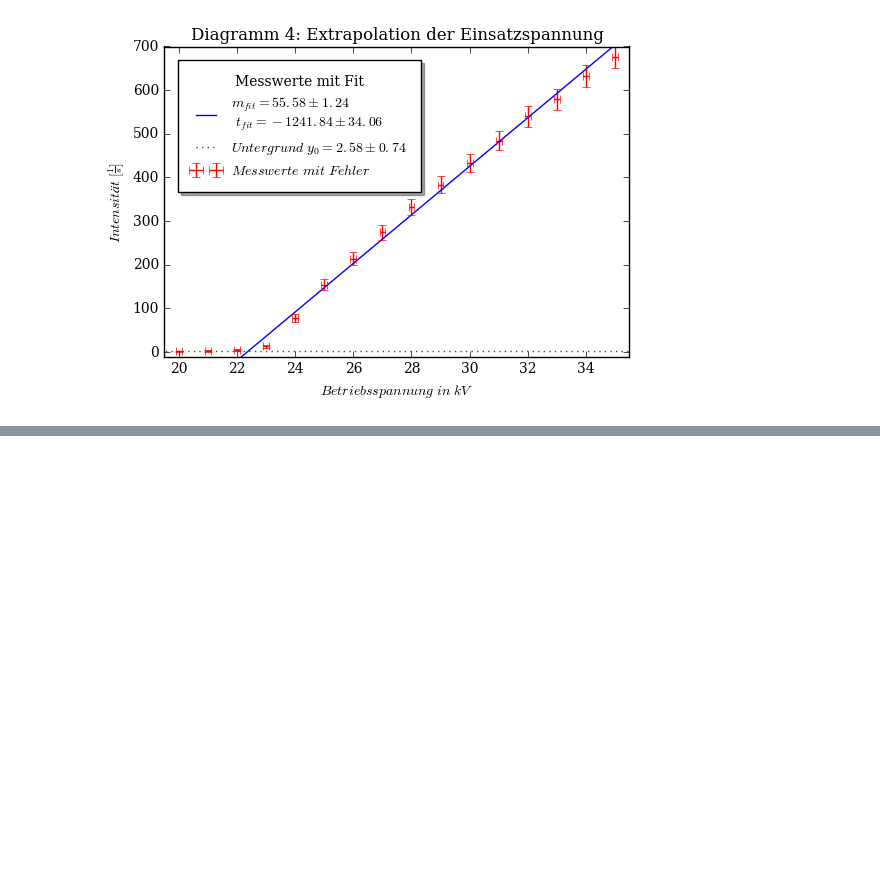
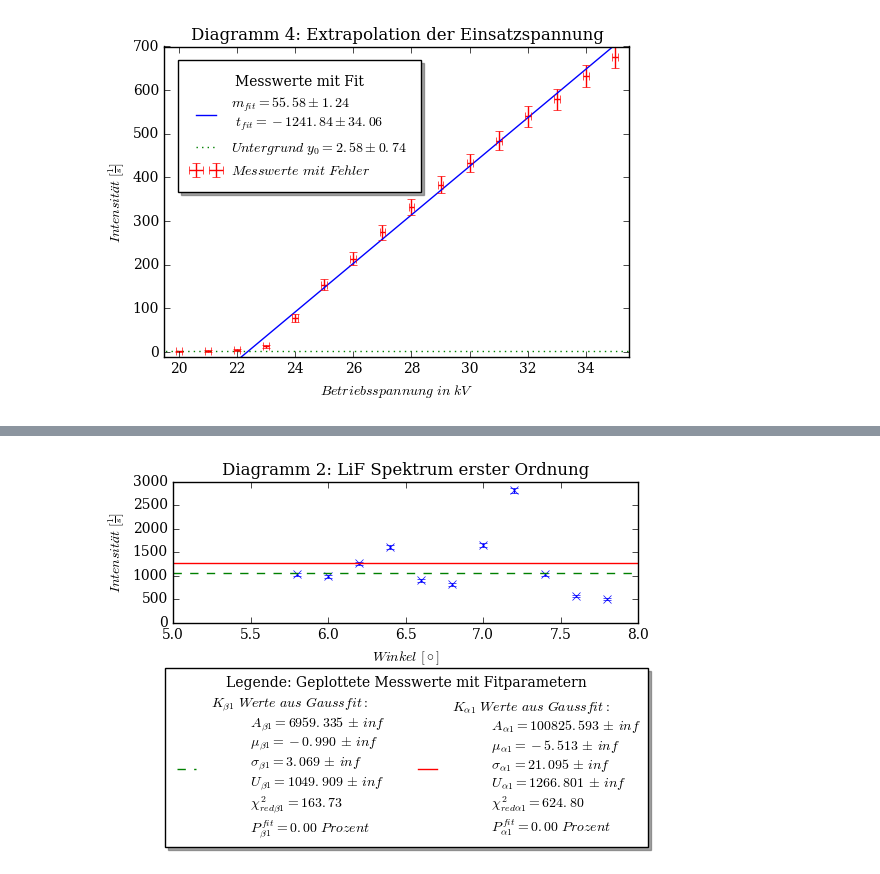
Before and after one commit to woskar/pap2-lab-training, a Jupyter notebook: v255/v255_spektrometer-Copy1.ipynb, the cells around one changed output, grey strips where cells are left out. Saved outputs shown, nothing was run; the diff lists cells and outputs as text; code cells hidden in the pictures; blank space fills up the shorter version.

```diff
--- a/v255/v255_spektrometer-Copy1.ipynb
+++ b/v255/v255_spektrometer-Copy1.ipynb
@@ -400,0 +425,90 @@ Fitwahrscheinlichkeit= 75.0 %
+# %%
+#NaCl Spektrum erster Ordnung
+
+#Fitfunktion für Peaks
+def gauss(x, A, mu, sig,U):
+    return U+(A/(sig*np.sqrt(2*np.pi)))*np.exp(-((x-mu)**2/2*sig**2))
+
+#Auswählen des Spektrums erster Ordnung
+ang3=angle[14:25]
+int3=intensity[14:25]
+dint3=dintensity[14:25]
+
+#Gausskurven an die Peaks fitten
+poptb1, pcovb1=curve_fit(gauss,ang3[1:6], int3[1:6], p0=[540,6.4,0.23,901], sigma=dint3[1:6])
+popta1, pcova1=curve_fit(gauss,ang3[5:9], int3[5:9], p0=[956,7.2,0.2,800], sigma=dint3[5:9])
+perrb1 = np.sqrt(np.diag(pcovb1))
+perra1 = np.sqrt(np.diag(pcova1))
+x3=np.linspace(5,8,200)
+
+#Güte der Fits bestimmen:
+#Güte Kbeta Linie
+chisqb1=np.sum((gauss(ang3[1:6],*poptb1)-int3[1:6])**2/dint3[1:6]**2)
+dofb1=2
+chisqb1_red=chisqb1/dofb1
+probb1=round(1-chi2.cdf(chisqb1,dofb1),2)*100
+
+#Güte Kalpha Linie
+chisqa1=np.sum((gauss(ang3[5:9],*popta1)-int3[5:9])**2/dint3[5:9]**2)
+dofa1=2
+chisqa1_red=chisqa1/dofa1
+proba1=round(1-chi2.cdf(chisqa1,dofa1),2)*100
+
+
+#Plotten der Punkte und des Fits
+
+plt.subplot(211)
+plt.errorbar(ang3, int3,yerr=dint3, linestyle='none', marker='x')
+plt.plot(x3, gauss(x3, *poptb1), linestyle='--',
+         label='$K_{\\beta1}\ Werte\ aus\ Gaussfit:$ \n\
+         $A_{\\beta1}=%.3f$ $\\pm$ $ %.3f$ \n\
+         $\\mu_{\\beta1}=%.3f$ $\\pm$ $%.3f$ \n\
+         $\\sigma_{\\beta1}=%.3f$ $\\pm$ $%.3f$ \n\
+         $U_{\\beta1}=%.3f$ $\\pm$ $%.3f$ \n\
+         $\\chi_{red\\beta1}^{2}=%.2f$ \n\
+         $P_{\\beta1}^{fit}=%.2f\ Prozent$'
+         %(poptb1[0], perrb1[0], poptb1[1], perrb1[1], poptb1[2], perrb1[2], poptb1[3], perrb1[3], chisqb1_red, probb1))
+
+plt.plot(x3, gauss(x3, *popta1),
+         label='$K_{\\alpha1}\ Werte\ aus\ Gaussfit:$ \n\
+         $A_{\\alpha1}=%.3f$ $\\pm$ $ %.3f$ \n\
+         $\\mu_{\\alpha1}=%.3f$ $\\pm$ $%.3f$ \n\
+         $\\sigma_{\\alpha1}=%.3f$ $\\pm$ $%.3f$ \n\
+         $U_{\\alpha1}=%.3f$ $\\pm$ $%.3f$ \n\
+         $\\chi_{red\\alpha1}^{2}=%.2f$ \n\
+         $P_{\\alpha1}^{fit}=%.2f\ Prozent$'
+         %(popta1[0], perra1[0], popta1[1], perra1[1], popta1[2], perra1[2], popta1[3], perra1[3], chisqa1_red, proba1))
+
+
+plt.xlabel('$Winkel\ [\circ]$')
+plt.ylabel('$Intensität\ [\\frac{1}{s}]$')
+plt.title('Diagramm 2: LiF Spektrum erster Ordnung')
+plt.rcParams["font.family"]='serif'
+plt.legend(title='Legende: Geplottete Messwerte mit Fitparametern', borderpad=0.5, borderaxespad=3.3, shadow='true', fontsize=10, bbox_to_anchor=(1.12, 0), loc='upper right', ncol=2)
+plt.axis((5, 8, 0, 3000))
+
+#Ausgeben der rohen Werte
+print (poptb1)
+print (popta1)
+print('Fitfunktion = U+(A/(sig*sqrt(pi/2)))*exp(-2*((x-mu)/sig)**2)')
+print(' ')
+print('K_beta erster Ordnung:')
+print('Ab1=',poptb1[0],'±',perrb1[0])
+print('mub1=',poptb1[1],'±',perrb1[1])
+print('sigb1=',poptb1[2],'±',perrb1[2])
+print('Ub1=',poptb1[3],'±',perrb1[3])
+print('chisqb1=',chisqb1)
+print('chisqb1_red=',chisqb1_red)
+print('Fitwahrscheinlichkeitb1=',probb1,'%')
+print(' ')
+print('K_alpha erster Ordnung:')
+print('Aa1=',popta1[0],'±',perra1[0])
+print('mua1=',popta1[1],'±',perra1[1])
+print('siga1=',popta1[2],'±',perra1[2])
+print('Ua1=',popta1[3],'±',perra1[3])
+print('chisqa1=',chisqa1)
+print('chisqa1_red=',chisqa1_red)
+print('Fitwahrscheinlichkeita1=',proba1,'%')
+
+#plt.savefig('v255_2.pdf',format='pdf')
+# %% [output]
@@ -400,0 +532 @@ Fitwahrscheinlichkeit= 75.0 %
+[figure, added]
```
Also changed, not shown: parts of 2 cells of this notebook.
